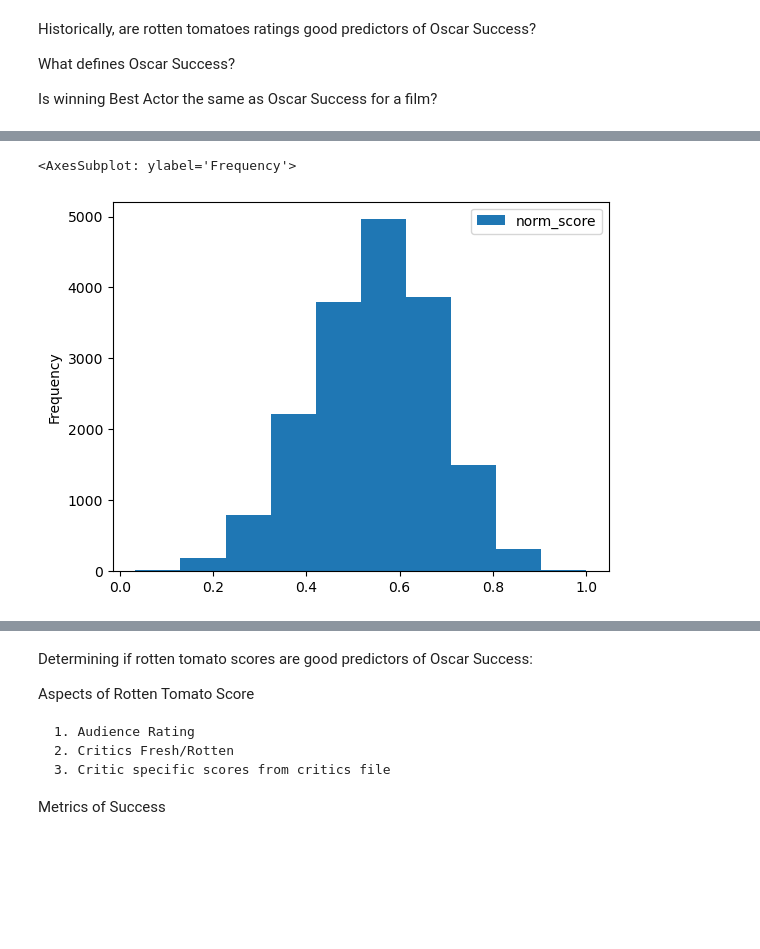
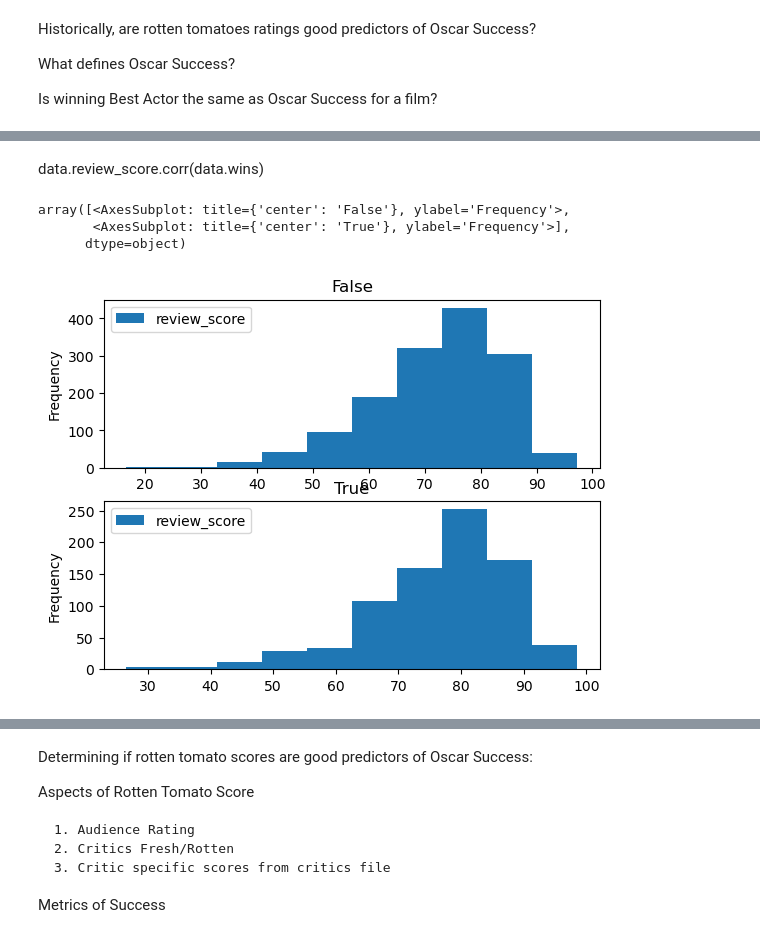
Before and after one commit to Jonathan-Alexander/DATA515-RottenTomatoesAnalysis, a Jupyter notebook: rotten_tomatoes/q2_modeling.ipynb, the cells around one changed output, grey strips where cells are left out. Saved outputs shown, nothing was run; the diff lists cells and outputs as text; code cells hidden in the pictures; blank space fills up the shorter version.

```diff
--- a/rotten_tomatoes/q2_modeling.ipynb
+++ b/rotten_tomatoes/q2_modeling.ipynb
@@ -12,0 +25,3 @@ from utils import plot_linear_fit
+# %%
+any_win = any_win[['rotten_tomatoes_link', 'num_wins', 'review_score']].groupby('rotten_tomatoes_link').agg({'num_wins': 'max', 'review_score': 'mean'})
+any_win['success'] = any_win.num_wins > 0
@@ -56 +58,19 @@ movies_with_wl.audience_rating.corr(movies_with_wl.wins)
+# %%
+data = pd.merge(m, any_win.rename({'num_wins': 'wins'}, axis=1), on='rotten_tomatoes_link', how='right', validate='one_to_one')
+# %%
+data = data.drop(
+    [
+        'movie_info',
+        'critics_consensus',
+        'content_rating',
+        'genres',
+        'directors',
+        'authors',
+        'actors',
+        'original_release_date',
+        'streaming_release_date',
+        'runtime',
+        'production_company',
+        'audience_status'
+    ], axis=1)
 # %%
@@ -172,2 +84,0 @@ avg_critic_scores = cr.groupby('rotten_tomatoes_link')['norm_score'].mean()
-# %%
-data = pd.merge(movies_with_wl, avg_critic_scores, on='rotten_tomatoes_link', how='left')
@@ -183,5 +85,9 @@ data.plot(x='norm_score', y='wins', kind='scatter')
+# %% [markdown]
+data.review_score.corr(data.wins)
 # %%
-data.plot(y='norm_score', kind='hist')
+data.plot.hist(column=['review_score'], by='success')
 # %% [output]
-<AxesSubplot: ylabel='Frequency'>
+array([<AxesSubplot: title={'center': 'False'}, ylabel='Frequency'>,
+       <AxesSubplot: title={'center': 'True'}, ylabel='Frequency'>],
+      dtype=object)
-[figure, old version]
+[figure, new version]
```
Also changed, not shown: parts of 54 cells of this notebook, 2 other files.
